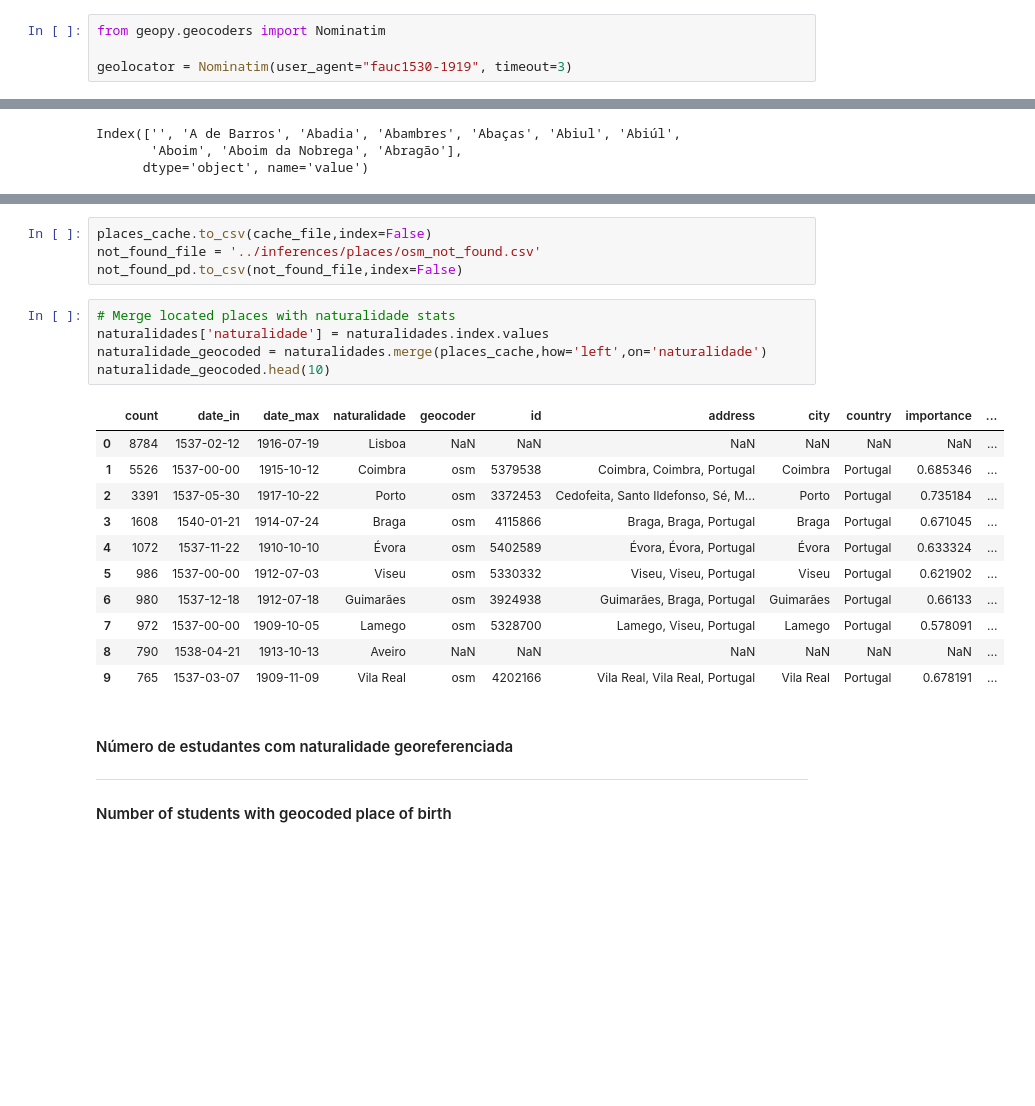
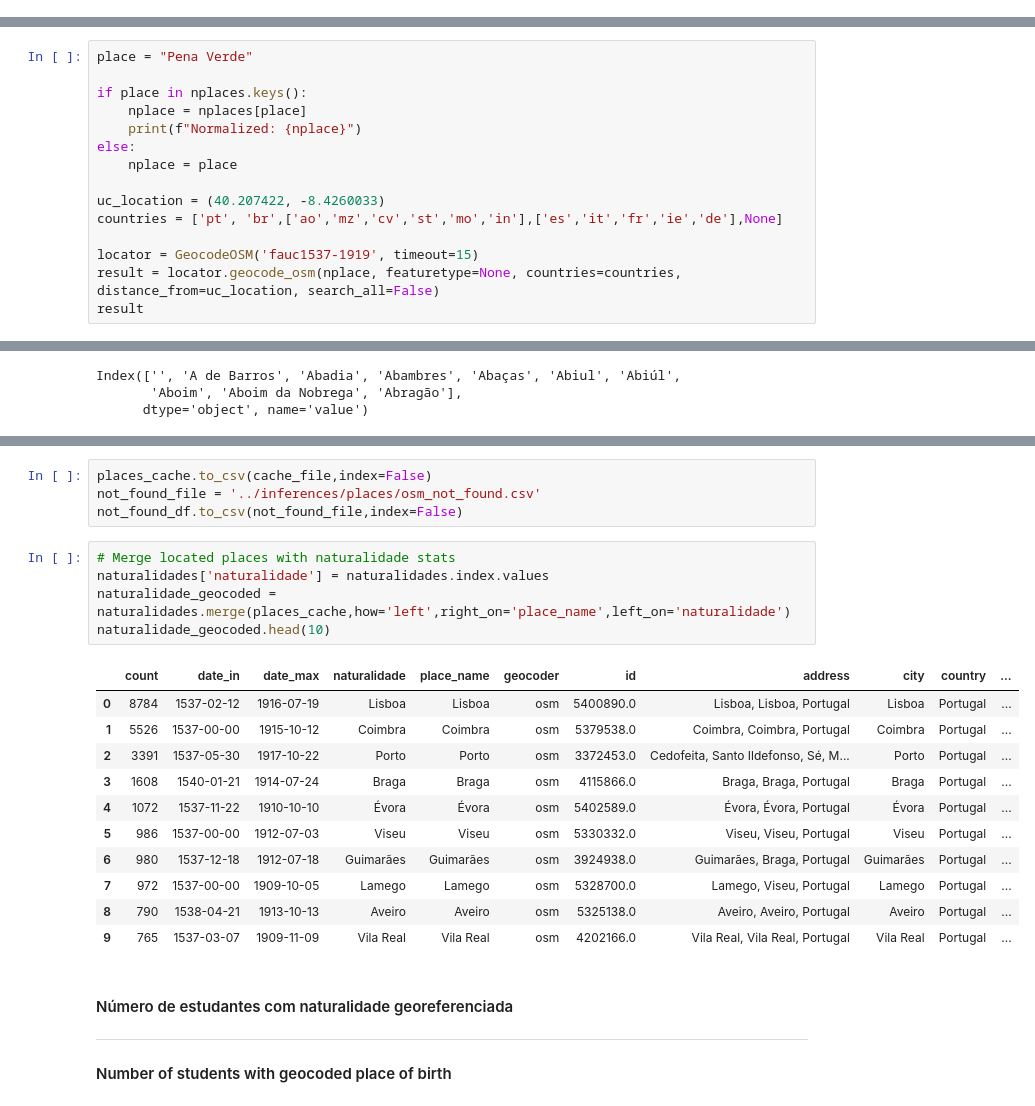
Before and after one commit to joaquimrcarvalho/fauc1537-1919, a Jupyter notebook: notebooks/025-geographic.ipynb, the cells around one changed output, grey strips where cells are left out. Saved outputs shown, nothing was run; the diff lists cells and outputs as text; blank space fills up the shorter version.

```diff
--- a/notebooks/025-geographic.ipynb
+++ b/notebooks/025-geographic.ipynb
@@ -130,7 +130,3 @@ https://craftingdh.netlify.app/tutorials/folium/
 Requirement already satisfied: geopy in /Users/jrc/.pyenv/versions/3.10.3/lib/python3.10/site-packages (2.2.0)
 Requirement already satisfied: geographiclib<2,>=1.49 in /Users/jrc/.pyenv/versions/3.10.3/lib/python3.10/site-packages (from geopy) (1.52)
 WARNING: There was an error checking the latest version of pip.
-# %%
-from geopy.geocoders import Nominatim
-
-geolocator = Nominatim(user_agent="fauc1530-1919", timeout=3)
@@ -264,0 +386,15 @@ cache_df
+# %%
+place = "Pena Verde"
+
+if place in nplaces.keys():
+    nplace = nplaces[place]
+    print(f"Normalized: {nplace}")
+else:
+    nplace = place
+
+uc_location = (40.207422, -8.4260033)
+countries = ['pt', 'br',['ao','mz','cv','st','mo','in'],['es','it','fr','ie','de'],None]
+
+locator = GeocodeOSM('fauc1537-1919', timeout=15)
+result = locator.geocode_osm(nplace, featuretype=None, countries=countries, distance_from=uc_location, search_all=False)
+result
@@ -503,24 +567,24 @@ memory usage: 141.1+ KB
 # %%
 places_cache.to_csv(cache_file,index=False)
 not_found_file = '../inferences/places/osm_not_found.csv'
-not_found_pd.to_csv(not_found_file,index=False)
+not_found_df.to_csv(not_found_file,index=False)
 # %%
 # Merge located places with naturalidade stats
 naturalidades['naturalidade'] = naturalidades.index.values
-naturalidade_geocoded = naturalidades.merge(places_cache,how='left',on='naturalidade')
+naturalidade_geocoded = naturalidades.merge(places_cache,how='left',right_on='place_name',left_on='naturalidade')
 naturalidade_geocoded.head(10)
 # %% [output]
-|  | count | date_in | date_max | naturalidade | geocoder | id | address | city | country | importance | ... |
-| 0 | 8784 | 1537-02-12 | 1916-07-19 | Lisboa | NaN | NaN | NaN | NaN | NaN | NaN | ... |
-| 1 | 5526 | 1537-00-00 | 1915-10-12 | Coimbra | osm | 5379538 | Coimbra, Coimbra, Portugal | Coimbra | Portugal | 0.685346 | ... |
-| 2 | 3391 | 1537-05-30 | 1917-10-22 | Porto | osm | 3372453 | Cedofeita, Santo Ildefonso, Sé, M... | Porto | Portugal | 0.735184 | ... |
-| 3 | 1608 | 1540-01-21 | 1914-07-24 | Braga | osm | 4115866 | Braga, Braga, Portugal | Braga | Portugal | 0.671045 | ... |
-| 4 | 1072 | 1537-11-22 | 1910-10-10 | Évora | osm | 5402589 | Évora, Évora, Portugal | Évora | Portugal | 0.633324 | ... |
-| 5 | 986 | 1537-00-00 | 1912-07-03 | Viseu | osm | 5330332 | Viseu, Viseu, Portugal | Viseu | Portugal | 0.621902 | ... |
-| 6 | 980 | 1537-12-18 | 1912-07-18 | Guimarães | osm | 3924938 | Guimarães, Braga, Portugal | Guimarães | Portugal | 0.66133 | ... |
-| 7 | 972 | 1537-00-00 | 1909-10-05 | Lamego | osm | 5328700 | Lamego, Viseu, Portugal | Lamego | Portugal | 0.578091 | ... |
-| 8 | 790 | 1538-04-21 | 1913-10-13 | Aveiro | NaN | NaN | NaN | NaN | NaN | NaN | ... |
-| 9 | 765 | 1537-03-07 | 1909-11-09 | Vila Real | osm | 4202166 | Vila Real, Vila Real, Portugal | Vila Real | Portugal | 0.678191 | ... |
+|  | count | date_in | date_max | naturalidade | place_name | geocoder | id | address | city | country | ... |
+| 0 | 8784 | 1537-02-12 | 1916-07-19 | Lisboa | Lisboa | osm | 5400890.0 | Lisboa, Lisboa, Portugal | Lisboa | Portugal | ... |
+| 1 | 5526 | 1537-00-00 | 1915-10-12 | Coimbra | Coimbra | osm | 5379538.0 | Coimbra, Coimbra, Portugal | Coimbra | Portugal | ... |
+| 2 | 3391 | 1537-05-30 | 1917-10-22 | Porto | Porto | osm | 3372453.0 | Cedofeita, Santo Ildefonso, Sé, M... | Porto | Portugal | ... |
+| 3 | 1608 | 1540-01-21 | 1914-07-24 | Braga | Braga | osm | 4115866.0 | Braga, Braga, Portugal | Braga | Portugal | ... |
+| 4 | 1072 | 1537-11-22 | 1910-10-10 | Évora | Évora | osm | 5402589.0 | Évora, Évora, Portugal | Évora | Portugal | ... |
+| 5 | 986 | 1537-00-00 | 1912-07-03 | Viseu | Viseu | osm | 5330332.0 | Viseu, Viseu, Portugal | Viseu | Portugal | ... |
+| 6 | 980 | 1537-12-18 | 1912-07-18 | Guimarães | Guimarães | osm | 3924938.0 | Guimarães, Braga, Portugal | Guimarães | Portugal | ... |
+| 7 | 972 | 1537-00-00 | 1909-10-05 | Lamego | Lamego | osm | 5328700.0 | Lamego, Viseu, Portugal | Lamego | Portugal | ... |
+| 8 | 790 | 1538-04-21 | 1913-10-13 | Aveiro | Aveiro | osm | 5325138.0 | Aveiro, Aveiro, Portugal | Aveiro | Portugal | ... |
+| 9 | 765 | 1537-03-07 | 1909-11-09 | Vila Real | Vila Real | osm | 4202166.0 | Vila Real, Vila Real, Portugal | Vila Real | Portugal | ... |
 # %% [markdown]
 #### Número de estudantes com naturalidade georeferenciada
 
```
Also changed, not shown: parts of 18 cells of this notebook.
